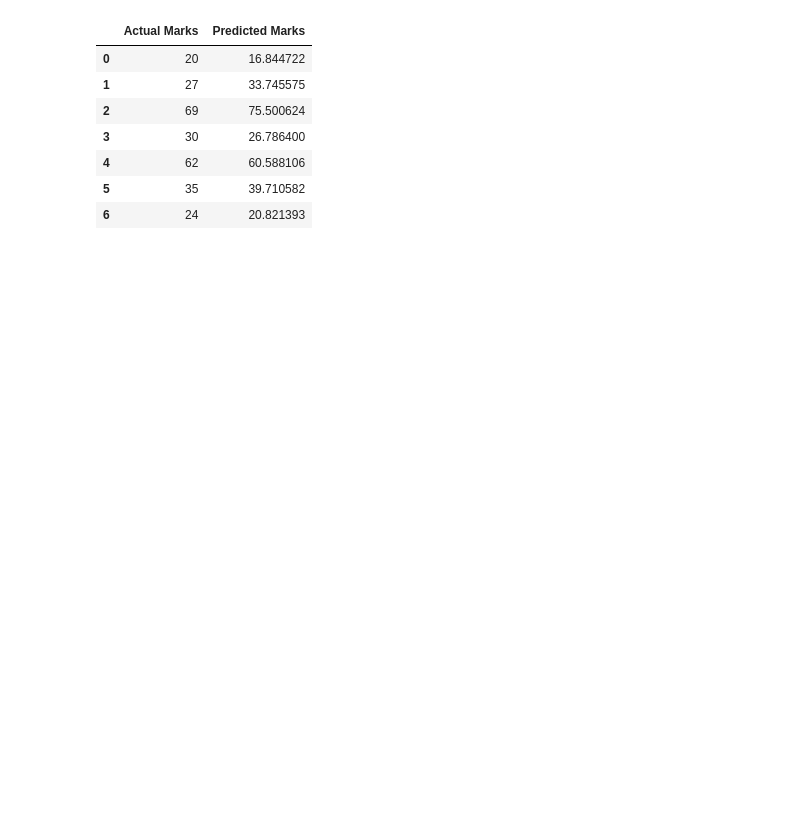
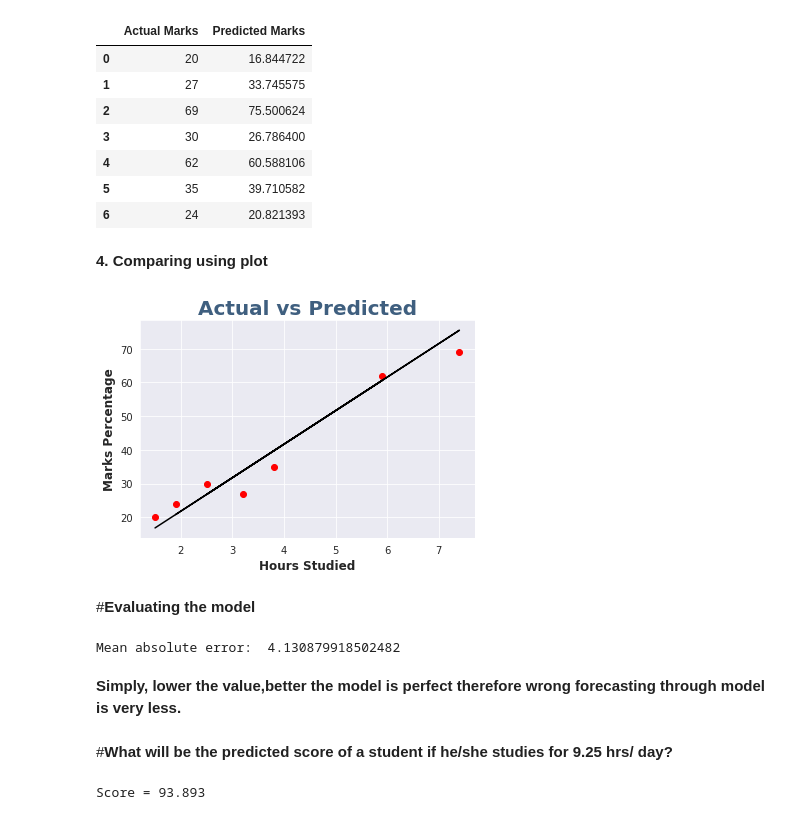
Before and after one commit to tawadesharad/Predicti-percentage-of-student-using-Supervised-Machine-Learning, a Jupyter notebook: Prediction_using_supervised_ML.ipynb, the cells around one changed output. Cells and saved outputs as stored; diff of their text form; code cells hidden in the pictures; blank space fills up the shorter version.

Commit message:
Comparing and evaluating the model and print final result

```diff
--- a/Prediction_using_supervised_ML.ipynb
+++ b/Prediction_using_supervised_ML.ipynb
@@ -115,3 +116,31 @@ compare_scores
 | 4 | 62 | 60.588106 |
 | 5 | 35 | 39.710582 |
 | 6 | 24 | 20.821393 |
+# %% [markdown]
+**4. Comparing using plot**
+# %%
+plt.scatter(x=val_X, y=val_y, color='Red')
+plt.plot(val_X, pred_y, color='Black')
+plt.title('Actual vs Predicted', size=20,weight='bold',color=sns.cubehelix_palette(8, start=.5, rot=-.75)[-3])
+plt.ylabel('Marks Percentage', size=12,weight='bold')
+plt.xlabel('Hours Studied', size=12,weight='bold')
+plt.show()
+# %% [output]
+[figure, added]
+# %% [markdown]
+#**Evaluating the model**
+# %%
+# Calculating the accuracy of the model
+print('Mean absolute error: ',mean_absolute_error(val_y,pred_y))
+# %% [output]
+Mean absolute error:  4.130879918502482
+# %% [markdown]
+**Simply, lower the value,better the model is perfect therefore wrong forecasting through model is very less.**
+# %% [markdown]
+#**What will be the predicted score of a student if he/she studies for 9.25 hrs/ day?**
+# %%
+hours = [9.25]
+answer = regression.predict([hours])
+print("Score = {}".format(round(answer[0],3)))
+# %% [output]
+Score = 93.893
```
Also changed, not shown: parts of 3 cells of this notebook.
